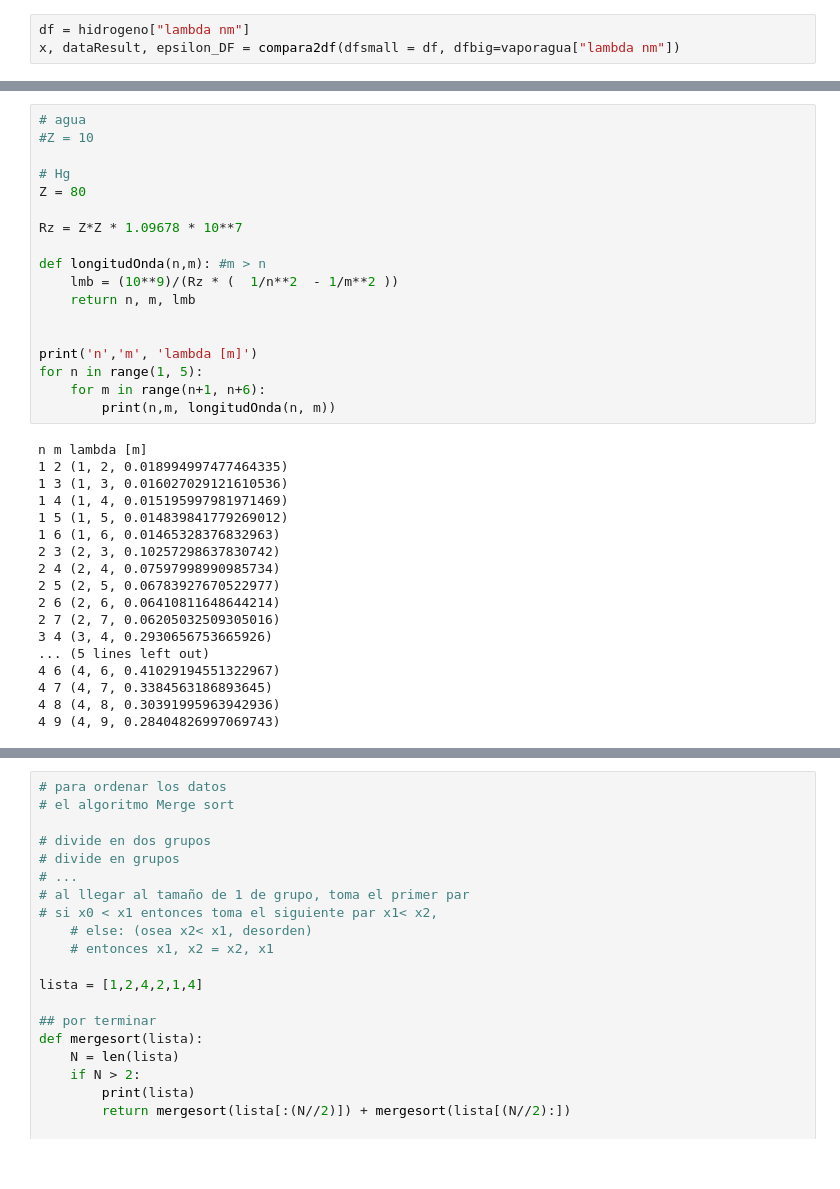
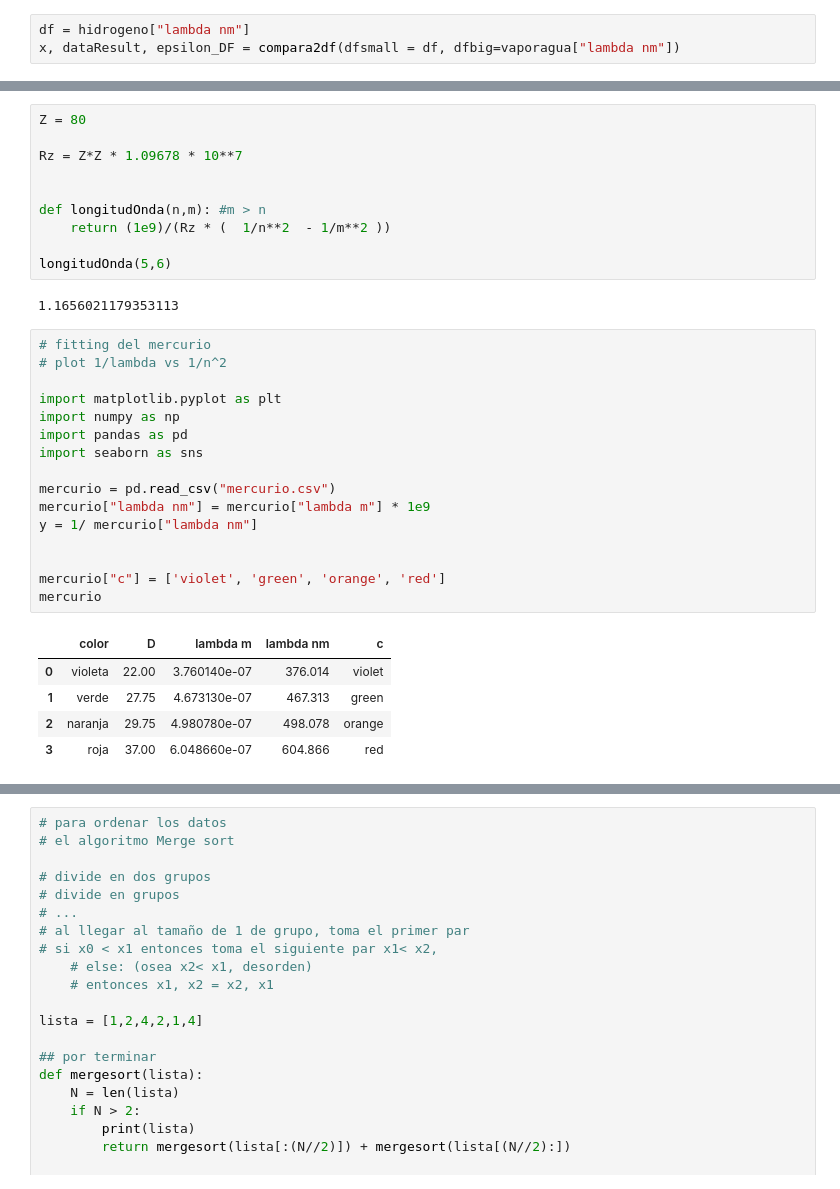
Before and after one commit to fbientrigo/lab_fisica, a Jupyter notebook: Lab 4/1021 Difraccion 2/main.ipynb, the cells around one changed output, grey strips where cells are left out. Saved outputs shown, nothing was run; the diff lists cells and outputs as text.

```diff
--- a/Lab 4/1021 Difraccion 2/main.ipynb
+++ b/Lab 4/1021 Difraccion 2/main.ipynb
@@ -322,36 +325,34 @@ n m lambda [m]
 # %%
-# agua
-#Z = 10
-
-# Hg
 Z = 80
 
 Rz = Z*Z * 1.09678 * 10**7
 
+
 def longitudOnda(n,m): #m > n
-    lmb = (10**9)/(Rz * (  1/n**2  - 1/m**2 ))
-    return n, m, lmb
+    return (1e9)/(Rz * (  1/n**2  - 1/m**2 ))
 
-
-print('n','m', 'lambda [m]')
-for n in range(1, 5):
-    for m in range(n+1, n+6):
-        print(n,m, longitudOnda(n, m))
+longitudOnda(5,6)
 # %% [output]
-n m lambda [m]
-1 2 (1, 2, 0.018994997477464335)
-1 3 (1, 3, 0.016027029121610536)
-1 4 (1, 4, 0.015195997981971469)
-1 5 (1, 5, 0.014839841779269012)
-1 6 (1, 6, 0.01465328376832963)
-2 3 (2, 3, 0.10257298637830742)
-2 4 (2, 4, 0.07597998990985734)
-2 5 (2, 5, 0.06783927670522977)
-2 6 (2, 6, 0.06410811648644214)
-2 7 (2, 7, 0.06205032509305016)
-3 4 (3, 4, 0.2930656753665926)
-... (5 lines left out)
-4 6 (4, 6, 0.41029194551322967)
-4 7 (4, 7, 0.3384563186893645)
-4 8 (4, 8, 0.30391995963942936)
-4 9 (4, 9, 0.28404826997069743)
+1.1656021179353113
+# %%
+# fitting del mercurio
+# plot 1/lambda vs 1/n^2
+
+import matplotlib.pyplot as plt
+import numpy as np
+import pandas as pd
+import seaborn as sns
+
+mercurio = pd.read_csv("mercurio.csv")
+mercurio["lambda nm"] = mercurio["lambda m"] * 1e9
+y = 1/ mercurio["lambda nm"]
+
+
+mercurio["c"] = ['violet', 'green', 'orange', 'red']
+mercurio
+# %% [output]
+|  | color | D | lambda m | lambda nm | c |
+| 0 | violeta | 22.00 | 3.760140e-07 | 376.014 | violet |
+| 1 | verde | 27.75 | 4.673130e-07 | 467.313 | green |
+| 2 | naranja | 29.75 | 4.980780e-07 | 498.078 | orange |
+| 3 | roja | 37.00 | 6.048660e-07 | 604.866 | red |
```
Also changed, not shown: parts of 20 cells of this notebook, 4 other files.
